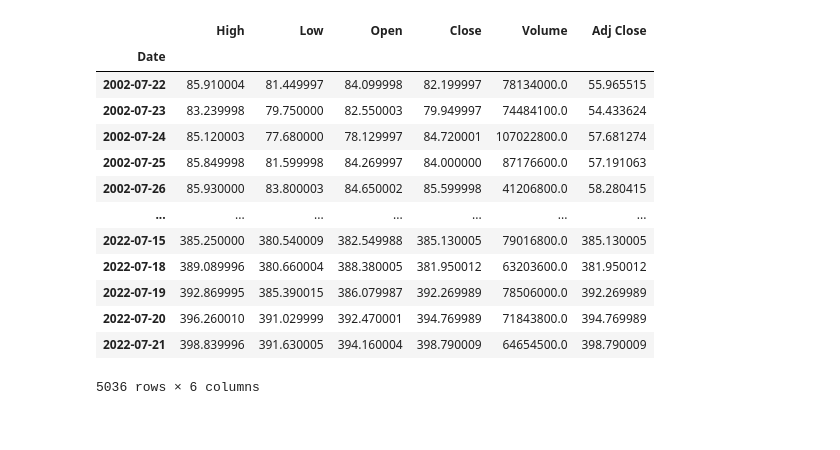
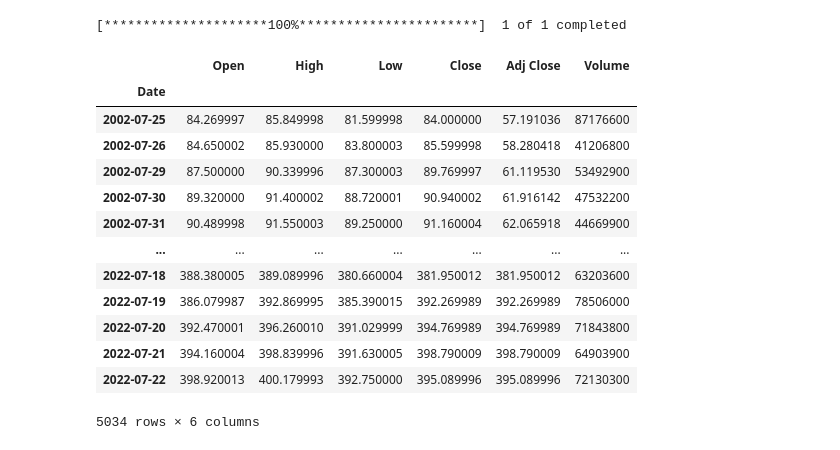
Before and after one commit to Parth803/iSPY, a Jupyter notebook: iSPY.ipynb, the cells around one changed output. Drawn from its saved outputs; the diff is of its cells as text; code cells hidden in the pictures.

```diff
--- a/iSPY.ipynb
+++ b/iSPY.ipynb
@@ -40,23 +40,24 @@ df
 # %%
 # More recent dataset (past 20 years)
 recent_start = dt.datetime.today() - relativedelta(years = 20)
-recent_df = web.get_data_yahoo("SPY", start = recent_start, end = end)
+recent_df = yf.download('SPY', recent_start, end)
 recent_df
 # %% [output]
+[*********************100%***********************]  1 of 1 completed
-|  | High | Low | Open | Close | Volume | Adj Close |
+|  | Open | High | Low | Close | Adj Close | Volume |
 | Date |  |  |  |  |  |  |
-| 2002-07-22 | 85.910004 | 81.449997 | 84.099998 | 82.199997 | 78134000.0 | 55.965515 |
-| 2002-07-23 | 83.239998 | 79.750000 | 82.550003 | 79.949997 | 74484100.0 | 54.433624 |
-| 2002-07-24 | 85.120003 | 77.680000 | 78.129997 | 84.720001 | 107022800.0 | 57.681274 |
-| 2002-07-25 | 85.849998 | 81.599998 | 84.269997 | 84.000000 | 87176600.0 | 57.191063 |
-| 2002-07-26 | 85.930000 | 83.800003 | 84.650002 | 85.599998 | 41206800.0 | 58.280415 |
+| 2002-07-25 | 84.269997 | 85.849998 | 81.599998 | 84.000000 | 57.191036 | 87176600 |
+| 2002-07-26 | 84.650002 | 85.930000 | 83.800003 | 85.599998 | 58.280418 | 41206800 |
+| 2002-07-29 | 87.500000 | 90.339996 | 87.300003 | 89.769997 | 61.119530 | 53492900 |
+| 2002-07-30 | 89.320000 | 91.400002 | 88.720001 | 90.940002 | 61.916142 | 47532200 |
+| 2002-07-31 | 90.489998 | 91.550003 | 89.250000 | 91.160004 | 62.065918 | 44669900 |
 | ... | ... | ... | ... | ... | ... | ... |
-| 2022-07-15 | 385.250000 | 380.540009 | 382.549988 | 385.130005 | 79016800.0 | 385.130005 |
-| 2022-07-18 | 389.089996 | 380.660004 | 388.380005 | 381.950012 | 63203600.0 | 381.950012 |
-| 2022-07-19 | 392.869995 | 385.390015 | 386.079987 | 392.269989 | 78506000.0 | 392.269989 |
-| 2022-07-20 | 396.260010 | 391.029999 | 392.470001 | 394.769989 | 71843800.0 | 394.769989 |
-| 2022-07-21 | 398.839996 | 391.630005 | 394.160004 | 398.790009 | 64654500.0 | 398.790009 |
+| 2022-07-18 | 388.380005 | 389.089996 | 380.660004 | 381.950012 | 381.950012 | 63203600 |
+| 2022-07-19 | 386.079987 | 392.869995 | 385.390015 | 392.269989 | 392.269989 | 78506000 |
+| 2022-07-20 | 392.470001 | 396.260010 | 391.029999 | 394.769989 | 394.769989 | 71843800 |
+| 2022-07-21 | 394.160004 | 398.839996 | 391.630005 | 398.790009 | 398.790009 | 64903900 |
+| 2022-07-22 | 398.920013 | 400.179993 | 392.750000 | 395.089996 | 395.089996 | 72130300 |
-5036 rows × 6 columns
+5034 rows × 6 columns
 # %%
 plt.figure(figsize=(18,8))
 plt.title("SPY Price History")
```
Also changed, not shown: parts of 17 cells of this notebook.
